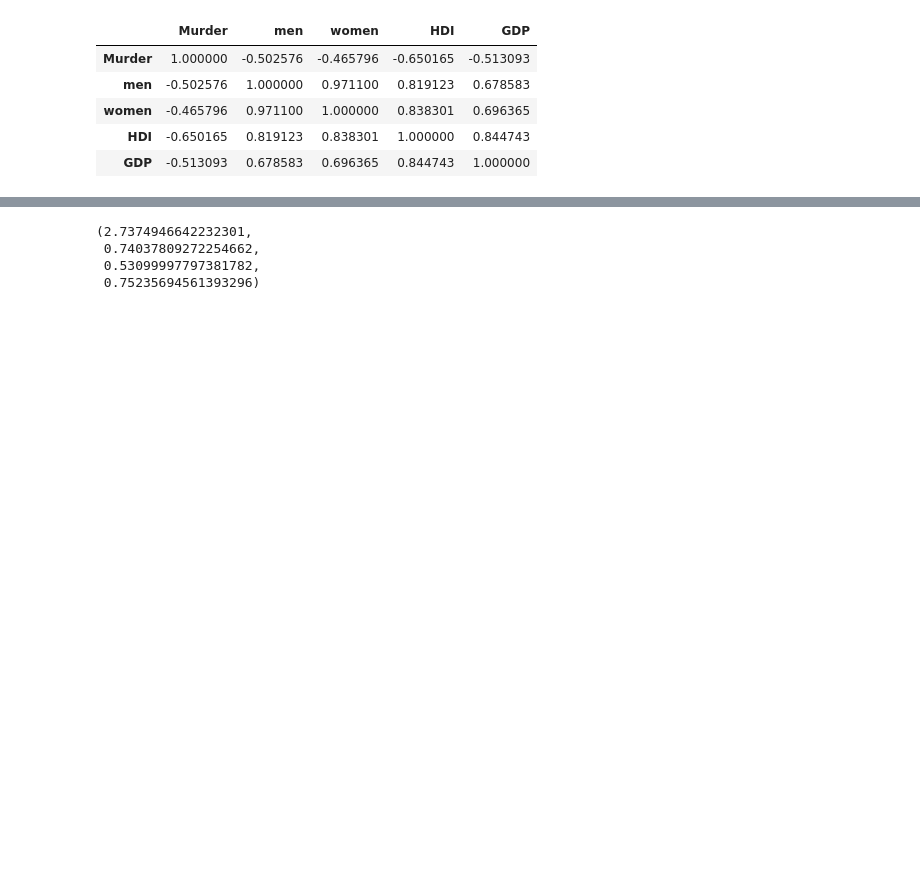
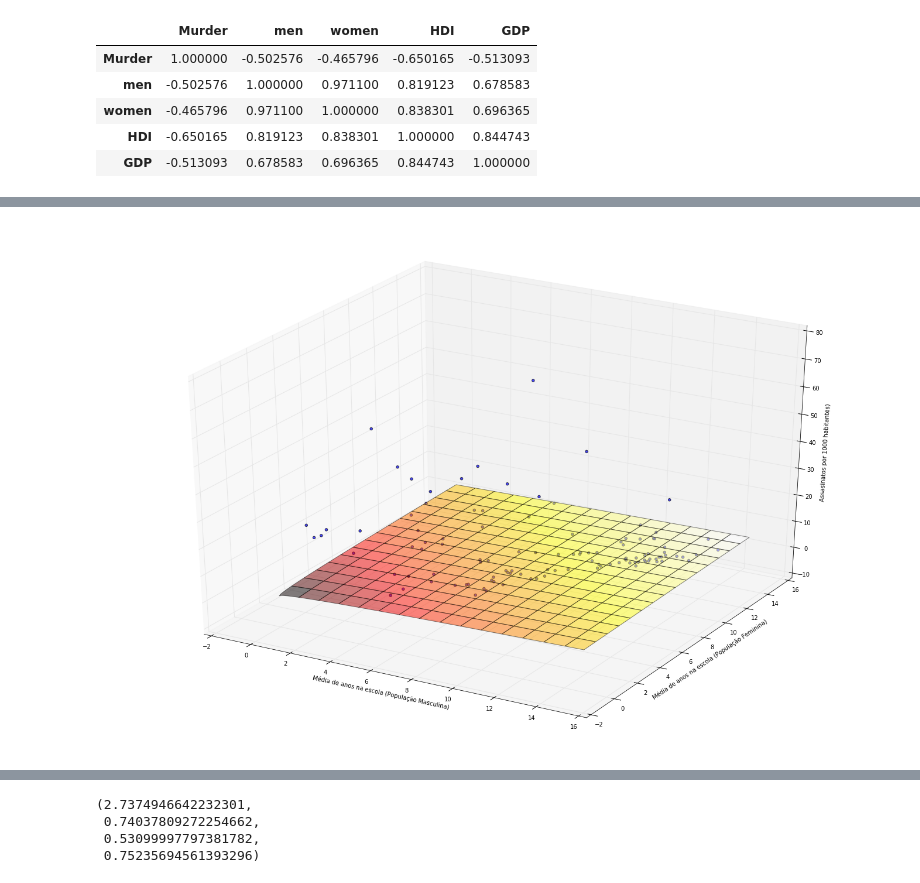
Before and after one commit to Patrick8991/Projeto_3_CD, a Jupyter notebook: Projeto_3.ipynb, the cells around one changed output, grey strips where cells are left out. Drawn from its saved outputs; the diff is of its cells as text; code cells hidden in the pictures; blank space fills up the shorter version.

```diff
--- a/Projeto_3.ipynb
+++ b/Projeto_3.ipynb
@@ -177,3 +177,44 @@ ax.set_zlabel('Assasinatos por 1000 habitantes)')
+# %%
+from mpl_toolkits.mplot3d import *
+from random import random, seed
+from matplotlib import cm
+
+
+#theCM = cm.get_cmap()
+
+
+fig = plt.figure(figsize=(24,16))
+ax = fig.gca(projection='3d')               # to work in 3d
+plt.hold(True)
+
+x_surf=np.arange(0, 15, 0.1)                # generate a mesh
+y_surf=np.arange(0, 15, 0.1)
+x_surf, y_surf = np.meshgrid(x_surf, y_surf)
+z_surf = np.sqrt(x_surf+y_surf)             # ex. function, which depends on x and y
+#ax.plot_surface(x_surf, y_surf, z_surf, cmap=theCM);    # plot a 3d surface plot
+ax.plot_surface(x_surf, y_surf, z_surf, cmap=cm.hot, alpha=0.5)
+
+#n = 100
+#seed(0)                                     # seed let us to have a reproducible set of random numbers
+#x=[df['men'] for i in range(n)]              # generate n random points
+#y=[df['women'], for i in range(n)]
+#z=[df['Murder'] for i in range(n)]
+#ax.scatter(x, y, z);                        # plot a 3d scatter plot
+ax.scatter(df['men'], df['women'], df['Murder'],
+           c='blue',
+           marker='o',
+           alpha=0.7)
+
+#ax.set_xlabel('x label')
+#ax.set_ylabel('y label')
+#ax.set_zlabel('z label')
+
+ax.set_xlabel('Média de anos na escola (População Masculina)')
+ax.set_ylabel('Média de anos na escola (População Feminina)')
+ax.set_zlabel('Assasinatos por 1000 habitantes)')
+plt.show()
+# %% [output]
+[figure, added]
 # %%
 #Linear Regression - SEGUNDA MANEIRA DE FAZER REGRESSÃO USANDO PACOTE ols
 #Informando X como matriz de planejamento
```
Also changed, not shown: parts of 3 cells of this notebook.
